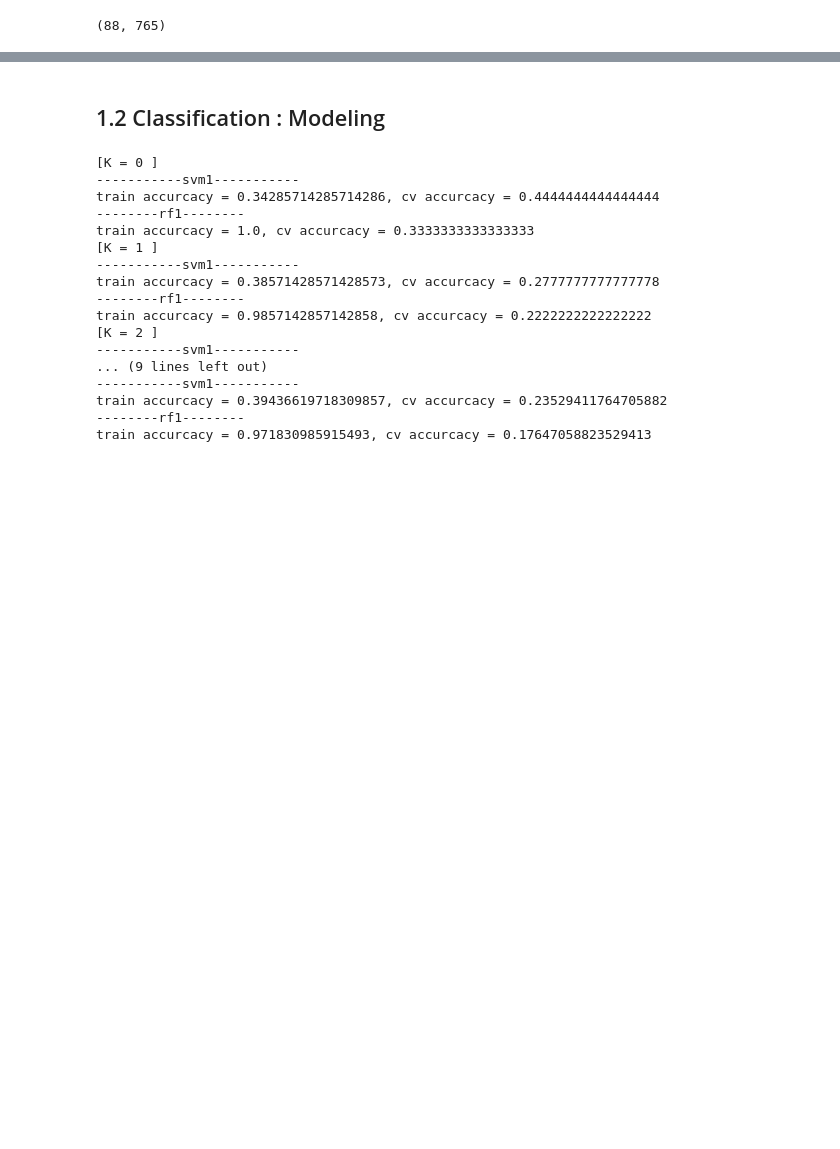
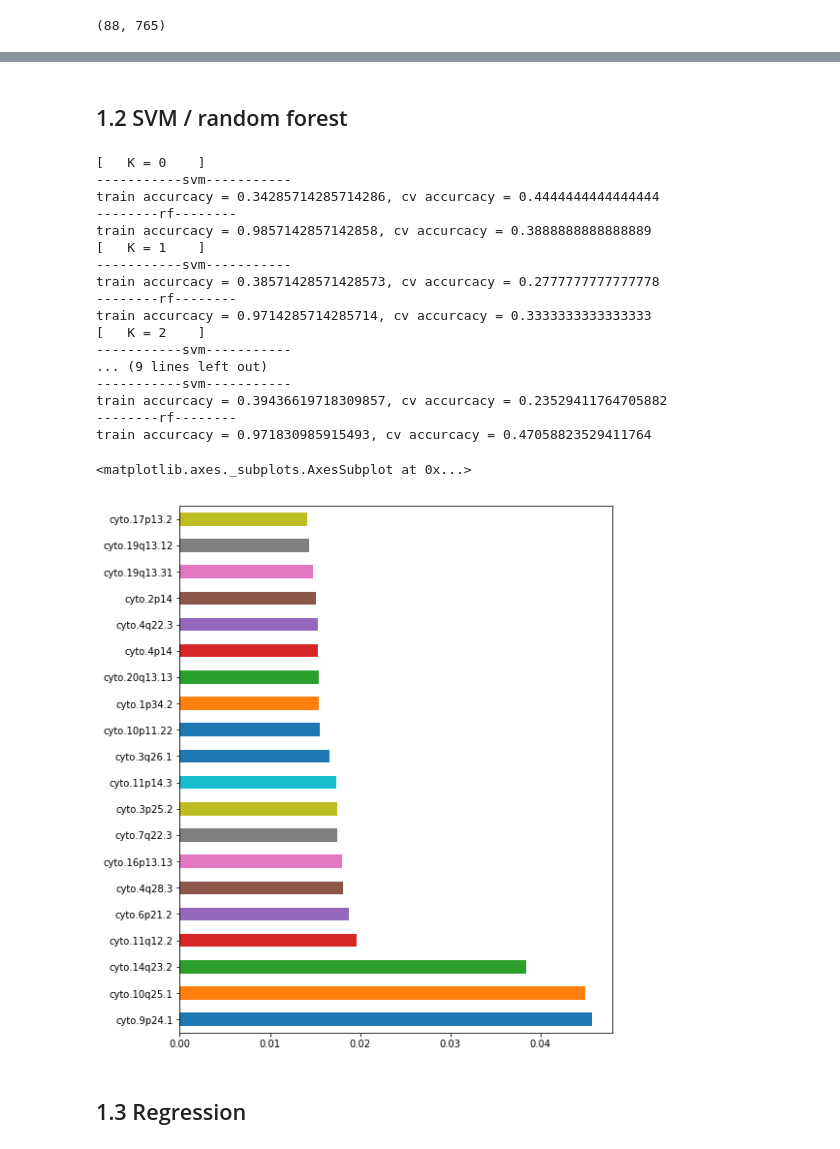
Before and after one commit to sohyuniii/---projects, a Jupyter notebook: Cancer types/1. classification_K100.ipynb, the cells around one changed output, grey strips where cells are left out. Cells and saved outputs as stored; diff of their text form; code cells hidden in the pictures; blank space fills up the shorter version.

```diff
--- a/Cancer types/1. classification_K100.ipynb
+++ b/Cancer types/1. classification_K100.ipynb
@@ -115,7 +116,7 @@ km_predict_scale.predict.value_counts()
 1     1
 Name: predict, dtype: int64
 # %% [markdown]
-## 1.2 Classification : Modeling
+## 1.2 SVM / random forest
 # %%
 from sklearn.ensemble import RandomForestClassifier
 rf1 = RandomForestClassifier()
@@ -136,29 +137,39 @@ for i, (idx_train, idx_cv) in enumerate(cv.split(K100_drop)):
     x_cv = df_cv.drop(['cancer'], axis=1)
     y_cv = df_cv['cancer']
 
-    print('[K =',i,']')
-    print('-----------svm1-----------')
+    print('[   K =',i,'   ]')
+    print('-----------svm-----------')
     svm1.fit(x_train, y_train)
     print("train accurcacy = {}, cv accurcacy = {}".format(accuracy_score(y_train, svm1.predict(x_train)), accuracy_score(y_cv, svm1.predict(x_cv))))
 
-    print('--------rf1--------')
+    print('--------rf--------')
     rf1.fit(x_train, y_train)
     print("train accurcacy = {}, cv accurcacy = {}".format(accuracy_score(y_train, rf1.predict(x_train)), accuracy_score(y_cv, rf1.predict(x_cv))))
 # %% [output]
-[K = 0 ]
------------svm1-----------
+[   K = 0    ]
+-----------svm-----------
 train accurcacy = 0.34285714285714286, cv accurcacy = 0.4444444444444444
---------rf1--------
-train accurcacy = 1.0, cv accurcacy = 0.3333333333333333
-[K = 1 ]
------------svm1-----------
+--------rf--------
+train accurcacy = 0.9857142857142858, cv accurcacy = 0.3888888888888889
+[   K = 1    ]
+-----------svm-----------
 train accurcacy = 0.38571428571428573, cv accurcacy = 0.2777777777777778
---------rf1--------
-train accurcacy = 0.9857142857142858, cv accurcacy = 0.2222222222222222
-[K = 2 ]
------------svm1-----------
+--------rf--------
+train accurcacy = 0.9714285714285714, cv accurcacy = 0.3333333333333333
+[   K = 2    ]
+-----------svm-----------
 ... (9 lines left out)
------------svm1-----------
+-----------svm-----------
 train accurcacy = 0.39436619718309857, cv accurcacy = 0.23529411764705882
---------rf1--------
-train accurcacy = 0.971830985915493, cv accurcacy = 0.17647058823529413
+--------rf--------
+train accurcacy = 0.971830985915493, cv accurcacy = 0.47058823529411764
+# %%
+plt.figure(figsize=(8,10))
+
+feat_importances = pd.Series(rf1.feature_importances_, index=x_train.columns)
+feat_importances.nlargest(20).plot(kind='barh')
+# %% [output]
+<matplotlib.axes._subplots.AxesSubplot at 0x...>
+[figure, added]
+# %% [markdown]
+## 1.3 Regression
```
Also changed, not shown: parts of 15 cells of this notebook.
